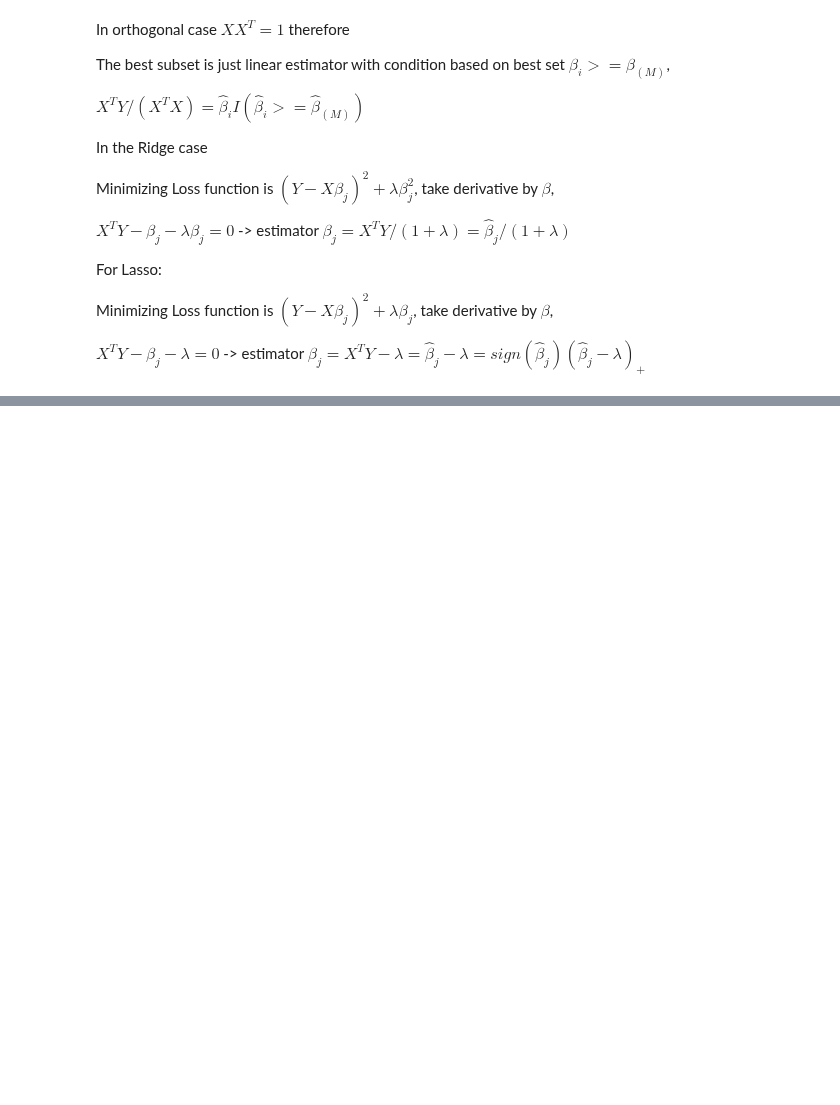
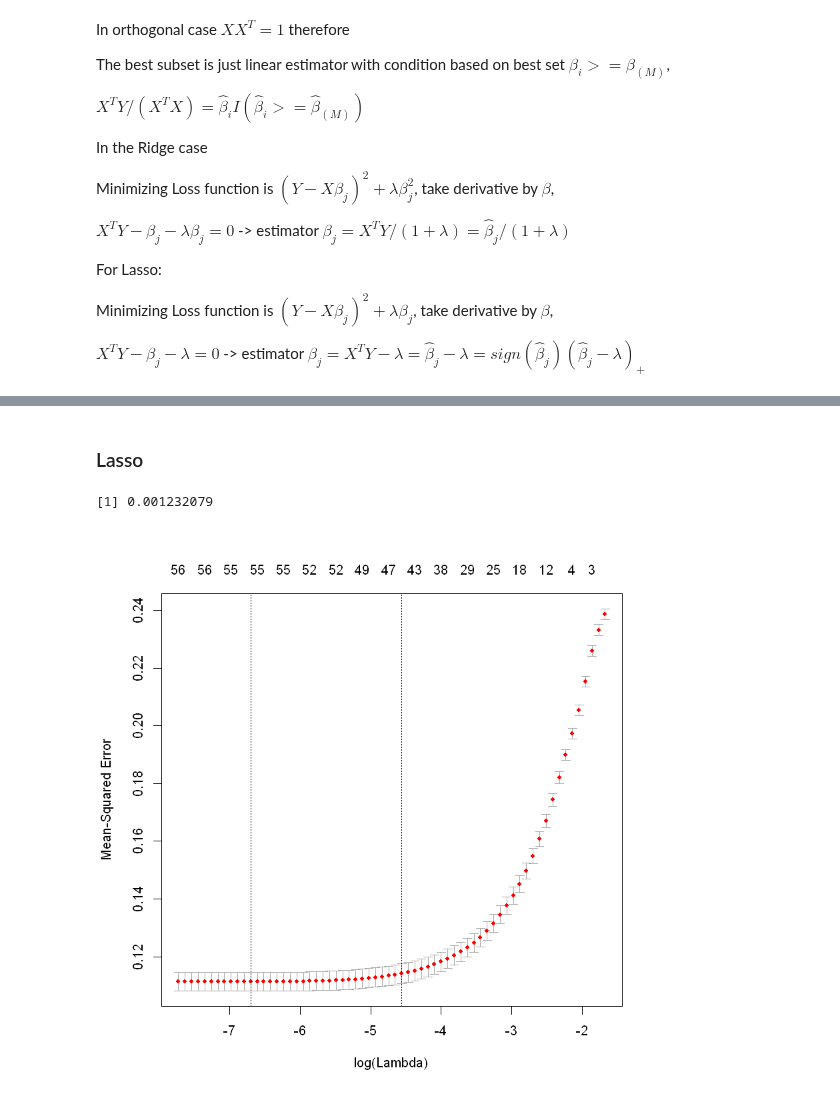
Before and after one commit to kuzn137/Statistical_problems, a Jupyter notebook: Ch3RESL.ipynb, the cells around one changed output, grey strips where cells are left out. Drawn from its saved outputs; the diff is of its cells as text; code cells hidden in the pictures; blank space fills up the shorter version.

```diff
--- a/Ch3RESL.ipynb
+++ b/Ch3RESL.ipynb
@@ -304,0 +512,11 @@ $X^TY-\beta_j - \lambda = 0$ -> estimator $ \beta_j =X^TY-\lambda= \hat{\beta}_j
+# %% [markdown]
+### Lasso
+# %%
+lasso.mod = glmnet(X, spam_n$typen, alpha=1,  lambda=seq(0.01, 1, by = 0.05))
+cv.lasso = cv.glmnet(X, spam_n$typen, alpha=1)
+plot(cv.lasso)
+bestlam=cv.lasso$lambda.min
+bestlam
+# %% [output]
+[1] 0.001232079
+[figure, added]
```
Also changed, not shown: parts of 22 cells of this notebook, 1 other file.
